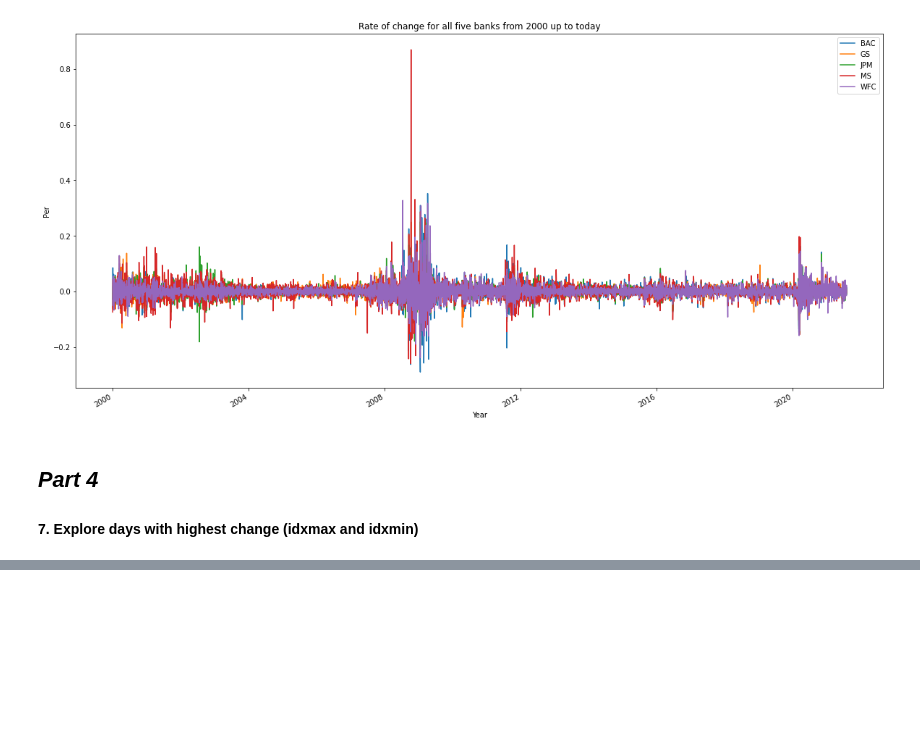
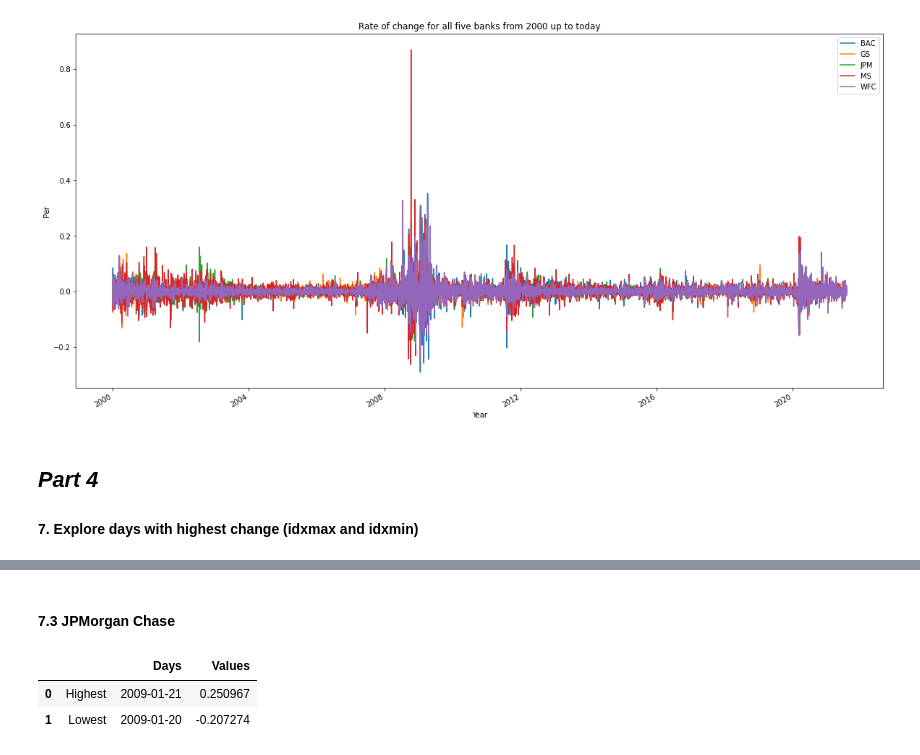
Before and after one commit to sli782/DC, a Jupyter notebook: data_challenge.ipynb, the cells around one changed output, grey strips where cells are left out. Cells and saved outputs as stored; diff of their text form; code cells hidden in the pictures; blank space fills up the shorter version.

```diff
--- a/data_challenge.ipynb
+++ b/data_challenge.ipynb
@@ -206,0 +223,8 @@ Text(0, 0.5, 'Per')
+# %% [markdown]
+#### 7.3 JPMorgan Chase
+# %%
+bankIDX("JPM",rocDF)
+# %% [output]
+|  |  | Days | Values |
+| 0 | Highest | 2009-01-21 | 0.250967 |
+| 1 | Lowest | 2009-01-20 | -0.207274 |
```
Also changed, not shown: parts of 15 cells of this notebook.
